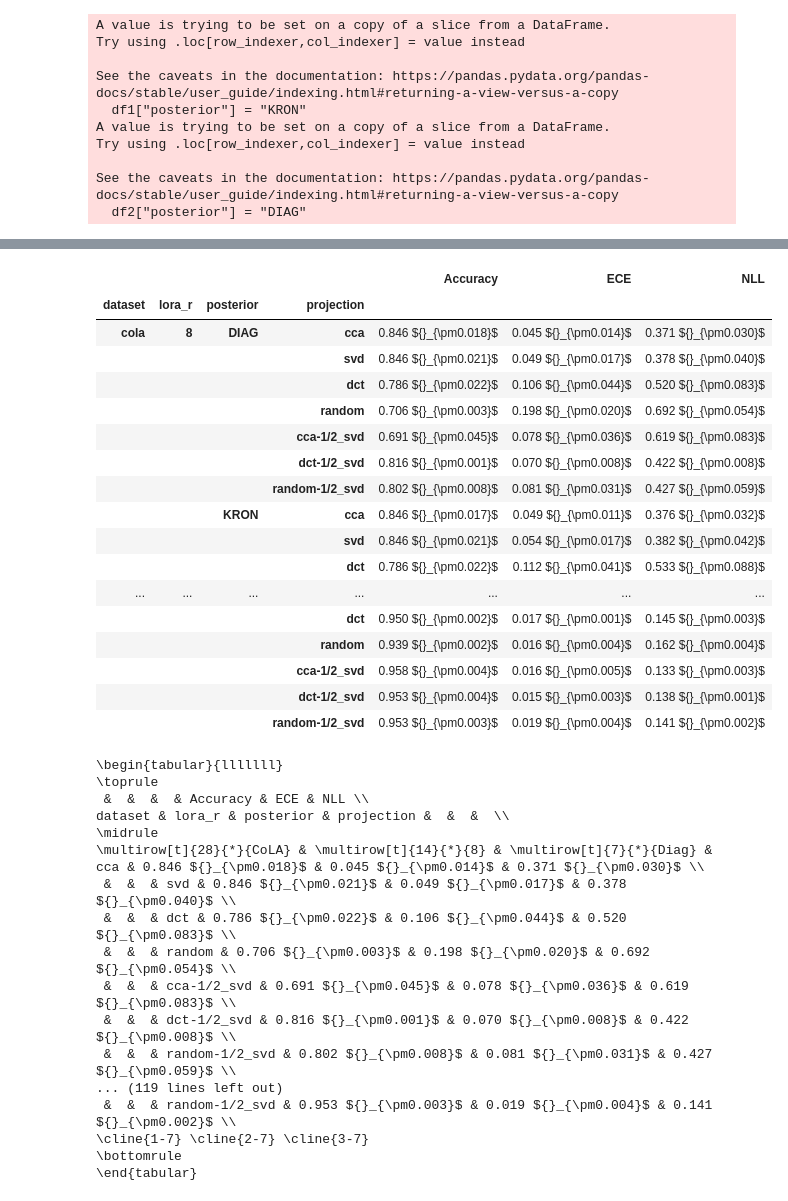
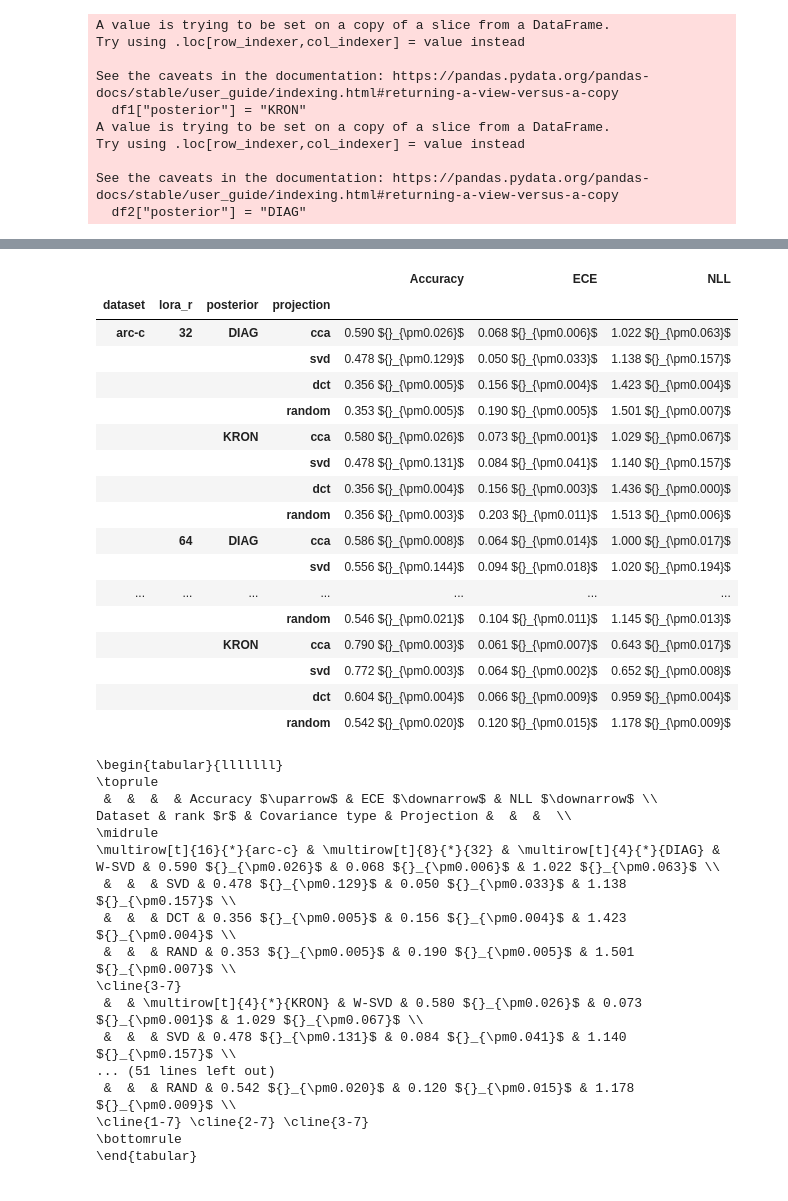
Before and after one commit to gmum/bayesian-finetuning, a Jupyter notebook: experiments/results_analysis_of_exp_llama_alternative_projections.ipynb, the cells around one changed output, grey strips where cells are left out. Saved outputs shown, nothing was run; the diff lists cells and outputs as text; code cells hidden in the pictures.

Commit message:
Update notebooks with projections experiment analyses

```diff
--- a/experiments/results_analysis_of_exp_llama_alternative_projections.ipynb
+++ b/experiments/results_analysis_of_exp_llama_alternative_projections.ipynb
@@ -775,65 +874,77 @@ plt.savefig("results/results_roberta_projections.pdf", dpi=300, bbox_inches='tig
 # %%
 def stat(series):
     if pd.isna(series.std()):
         return f"{series.median():.3f}"
     return f"{series.median():.3f}" + " ${}_{\pm" + f"{series.std():.3f}" + "}$"
 
 
 # 1. Define your specific order
 projection_order = [
     "cca", "svd", "dct", "random",
-    "cca-1/2_svd",  "dct-1/2_svd", "random-1/2_svd"
+    # "cca-1/2_svd",  "dct-1/2_svd", "random-1/2_svd"
 ]
 
 # 2. Convert the column to a Categorical type with that order
 d['projection'] = pd.Categorical(d['projection'], categories=projection_order, ordered=True)
 
 s = d.groupby(['dataset', 'lora_r', 'posterior', "projection"]).agg({"Accuracy": stat, "ECE": stat, "NLL": stat})
 
 s
 # %% [output]
 |  |  |  |  | Accuracy | ECE | NLL |
 | dataset | lora_r | posterior | projection |  |  |  |
-| cola | 8 | DIAG | cca | 0.846 ${}_{\pm0.018}$ | 0.045 ${}_{\pm0.014}$ | 0.371 ${}_{\pm0.030}$ |
-|  |  |  | svd | 0.846 ${}_{\pm0.021}$ | 0.049 ${}_{\pm0.017}$ | 0.378 ${}_{\pm0.040}$ |
-|  |  |  | dct | 0.786 ${}_{\pm0.022}$ | 0.106 ${}_{\pm0.044}$ | 0.520 ${}_{\pm0.083}$ |
-|  |  |  | random | 0.706 ${}_{\pm0.003}$ | 0.198 ${}_{\pm0.020}$ | 0.692 ${}_{\pm0.054}$ |
-|  |  |  | cca-1/2_svd | 0.691 ${}_{\pm0.045}$ | 0.078 ${}_{\pm0.036}$ | 0.619 ${}_{\pm0.083}$ |
-|  |  |  | dct-1/2_svd | 0.816 ${}_{\pm0.001}$ | 0.070 ${}_{\pm0.008}$ | 0.422 ${}_{\pm0.008}$ |
-|  |  |  | random-1/2_svd | 0.802 ${}_{\pm0.008}$ | 0.081 ${}_{\pm0.031}$ | 0.427 ${}_{\pm0.059}$ |
-|  |  | KRON | cca | 0.846 ${}_{\pm0.017}$ | 0.049 ${}_{\pm0.011}$ | 0.376 ${}_{\pm0.032}$ |
-|  |  |  | svd | 0.846 ${}_{\pm0.021}$ | 0.054 ${}_{\pm0.017}$ | 0.382 ${}_{\pm0.042}$ |
-|  |  |  | dct | 0.786 ${}_{\pm0.022}$ | 0.112 ${}_{\pm0.041}$ | 0.533 ${}_{\pm0.088}$ |
+| arc-c | 32 | DIAG | cca | 0.590 ${}_{\pm0.026}$ | 0.068 ${}_{\pm0.006}$ | 1.022 ${}_{\pm0.063}$ |
+|  |  |  | svd | 0.478 ${}_{\pm0.129}$ | 0.050 ${}_{\pm0.033}$ | 1.138 ${}_{\pm0.157}$ |
+|  |  |  | dct | 0.356 ${}_{\pm0.005}$ | 0.156 ${}_{\pm0.004}$ | 1.423 ${}_{\pm0.004}$ |
+|  |  |  | random | 0.353 ${}_{\pm0.005}$ | 0.190 ${}_{\pm0.005}$ | 1.501 ${}_{\pm0.007}$ |
+|  |  | KRON | cca | 0.580 ${}_{\pm0.026}$ | 0.073 ${}_{\pm0.001}$ | 1.029 ${}_{\pm0.067}$ |
+|  |  |  | svd | 0.478 ${}_{\pm0.131}$ | 0.084 ${}_{\pm0.041}$ | 1.140 ${}_{\pm0.157}$ |
+|  |  |  | dct | 0.356 ${}_{\pm0.004}$ | 0.156 ${}_{\pm0.003}$ | 1.436 ${}_{\pm0.000}$ |
+|  |  |  | random | 0.356 ${}_{\pm0.003}$ | 0.203 ${}_{\pm0.011}$ | 1.513 ${}_{\pm0.006}$ |
+|  | 64 | DIAG | cca | 0.586 ${}_{\pm0.008}$ | 0.064 ${}_{\pm0.014}$ | 1.000 ${}_{\pm0.017}$ |
+|  |  |  | svd | 0.556 ${}_{\pm0.144}$ | 0.094 ${}_{\pm0.018}$ | 1.020 ${}_{\pm0.194}$ |
 | ... | ... | ... | ... | ... | ... | ... |
-|  |  |  | dct | 0.950 ${}_{\pm0.002}$ | 0.017 ${}_{\pm0.001}$ | 0.145 ${}_{\pm0.003}$ |
-|  |  |  | random | 0.939 ${}_{\pm0.002}$ | 0.016 ${}_{\pm0.004}$ | 0.162 ${}_{\pm0.004}$ |
-|  |  |  | cca-1/2_svd | 0.958 ${}_{\pm0.004}$ | 0.016 ${}_{\pm0.005}$ | 0.133 ${}_{\pm0.003}$ |
-|  |  |  | dct-1/2_svd | 0.953 ${}_{\pm0.004}$ | 0.015 ${}_{\pm0.003}$ | 0.138 ${}_{\pm0.001}$ |
-|  |  |  | random-1/2_svd | 0.953 ${}_{\pm0.003}$ | 0.019 ${}_{\pm0.004}$ | 0.141 ${}_{\pm0.002}$ |
+|  |  |  | random | 0.546 ${}_{\pm0.021}$ | 0.104 ${}_{\pm0.011}$ | 1.145 ${}_{\pm0.013}$ |
+|  |  | KRON | cca | 0.790 ${}_{\pm0.003}$ | 0.061 ${}_{\pm0.007}$ | 0.643 ${}_{\pm0.017}$ |
+|  |  |  | svd | 0.772 ${}_{\pm0.003}$ | 0.064 ${}_{\pm0.002}$ | 0.652 ${}_{\pm0.008}$ |
+|  |  |  | dct | 0.604 ${}_{\pm0.004}$ | 0.066 ${}_{\pm0.009}$ | 0.959 ${}_{\pm0.004}$ |
+|  |  |  | random | 0.542 ${}_{\pm0.020}$ | 0.120 ${}_{\pm0.015}$ | 1.178 ${}_{\pm0.009}$ |
 # %%
 s = s.to_latex()
+s = s.replace("cca", "W-SVD")
+s = s.replace("svd", "SVD")
+s = s.replace("dct", "DCT")
+s = s.replace("random", "RAND")
 s = s.replace("cola", "CoLA")
 s = s.replace("mrpc", "MRPC")
 s = s.replace("rte", "RTE")
 s = s.replace("sst2", "SST-2")
-s = s.replace("KRON", "Kron")
-s = s.replace("DIAG", "Diag")
+s = s.replace("dataset", "Dataset")
+s = s.replace("lora_r", "rank $r$")
+s = s.replace("posterior", "Covariance type")
+s = s.replace("projection", "Projection")
+s = s.replace("Accuracy", "Accuracy $\\uparrow$")
+s = s.replace("ECE", "ECE $\\downarrow$")
+s = s.replace("NLL", "NLL $\\downarrow$")
+
+# s = s.replace("KRON", "Kron")
+# s = s.replace("DIAG", "Diag")
 print(s)
 # %% [output]
 \begin{tabular}{lllllll}
 \toprule
- &  &  &  & Accuracy & ECE & NLL \\
-dataset & lora_r & posterior & projection &  &  &  \\
+ &  &  &  & Accuracy $\uparrow$ & ECE $\downarrow$ & NLL $\downarrow$ \\
+Dataset & rank $r$ & Covariance type & Projection &  &  &  \\
 \midrule
-\multirow[t]{28}{*}{CoLA} & \multirow[t]{14}{*}{8} & \multirow[t]{7}{*}{Diag} & cca & 0.846 ${}_{\pm0.018}$ & 0.045 ${}_{\pm0.014}$ & 0.371 ${}_{\pm0.030}$ \\
- &  &  & svd & 0.846 ${}_{\pm0.021}$ & 0.049 ${}_{\pm0.017}$ & 0.378 ${}_{\pm0.040}$ \\
- &  &  & dct & 0.786 ${}_{\pm0.022}$ & 0.106 ${}_{\pm0.044}$ & 0.520 ${}_{\pm0.083}$ \\
- &  &  & random & 0.706 ${}_{\pm0.003}$ & 0.198 ${}_{\pm0.020}$ & 0.692 ${}_{\pm0.054}$ \\
- &  &  & cca-1/2_svd & 0.691 ${}_{\pm0.045}$ & 0.078 ${}_{\pm0.036}$ & 0.619 ${}_{\pm0.083}$ \\
- &  &  & dct-1/2_svd & 0.816 ${}_{\pm0.001}$ & 0.070 ${}_{\pm0.008}$ & 0.422 ${}_{\pm0.008}$ \\
- &  &  & random-1/2_svd & 0.802 ${}_{\pm0.008}$ & 0.081 ${}_{\pm0.031}$ & 0.427 ${}_{\pm0.059}$ \\
-... (119 lines left out)
- &  &  & random-1/2_svd & 0.953 ${}_{\pm0.003}$ & 0.019 ${}_{\pm0.004}$ & 0.141 ${}_{\pm0.002}$ \\
+\multirow[t]{16}{*}{arc-c} & \multirow[t]{8}{*}{32} & \multirow[t]{4}{*}{DIAG} & W-SVD & 0.590 ${}_{\pm0.026}$ & 0.068 ${}_{\pm0.006}$ & 1.022 ${}_{\pm0.063}$ \\
+ &  &  & SVD & 0.478 ${}_{\pm0.129}$ & 0.050 ${}_{\pm0.033}$ & 1.138 ${}_{\pm0.157}$ \\
+ &  &  & DCT & 0.356 ${}_{\pm0.005}$ & 0.156 ${}_{\pm0.004}$ & 1.423 ${}_{\pm0.004}$ \\
+ &  &  & RAND & 0.353 ${}_{\pm0.005}$ & 0.190 ${}_{\pm0.005}$ & 1.501 ${}_{\pm0.007}$ \\
+\cline{3-7}
+ &  & \multirow[t]{4}{*}{KRON} & W-SVD & 0.580 ${}_{\pm0.026}$ & 0.073 ${}_{\pm0.001}$ & 1.029 ${}_{\pm0.067}$ \\
+ &  &  & SVD & 0.478 ${}_{\pm0.131}$ & 0.084 ${}_{\pm0.041}$ & 1.140 ${}_{\pm0.157}$ \\
+... (51 lines left out)
+ &  &  & RAND & 0.542 ${}_{\pm0.020}$ & 0.120 ${}_{\pm0.015}$ & 1.178 ${}_{\pm0.009}$ \\
 \cline{1-7} \cline{2-7} \cline{3-7}
 \bottomrule
 \end{tabular}
```
Also changed, not shown: parts of 22 cells of this notebook, 3 other files.
